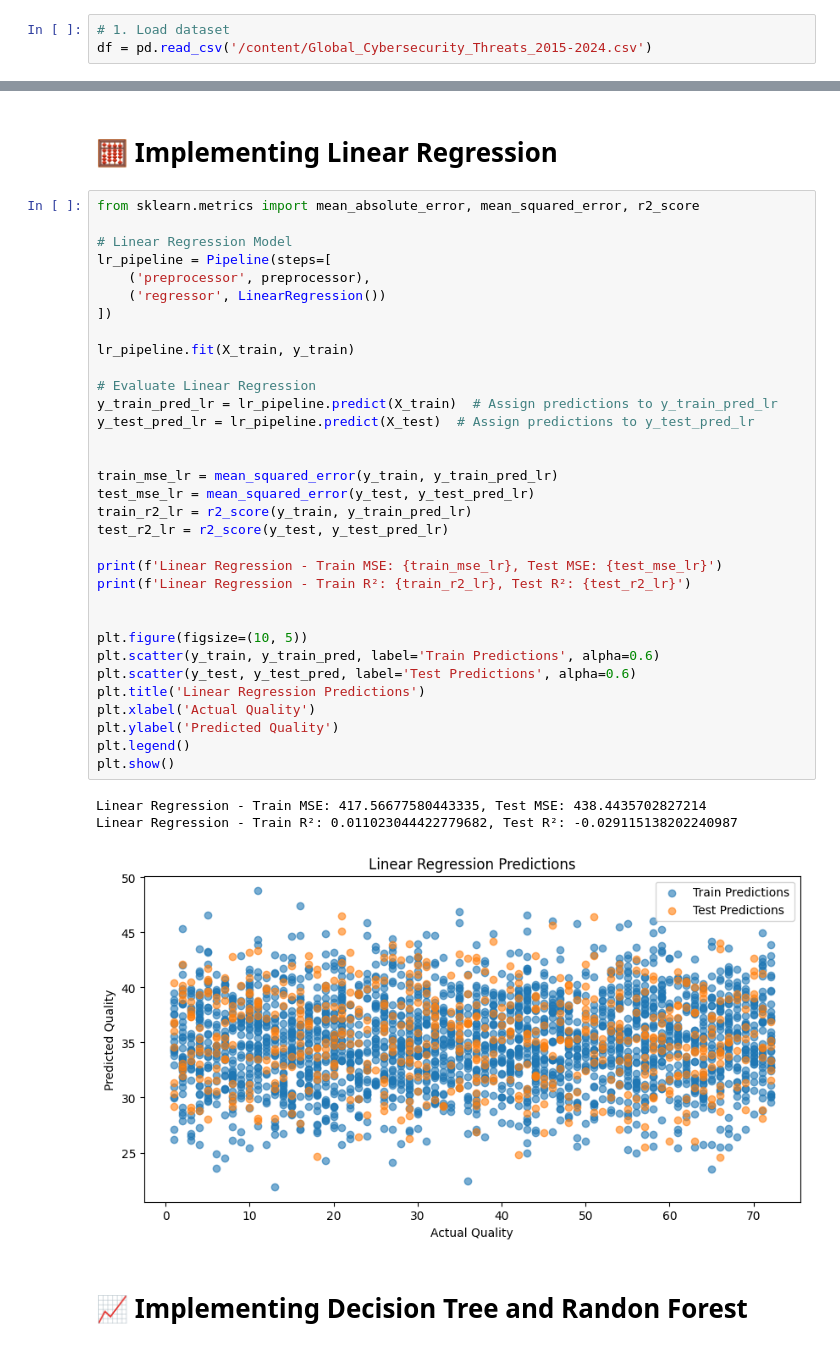
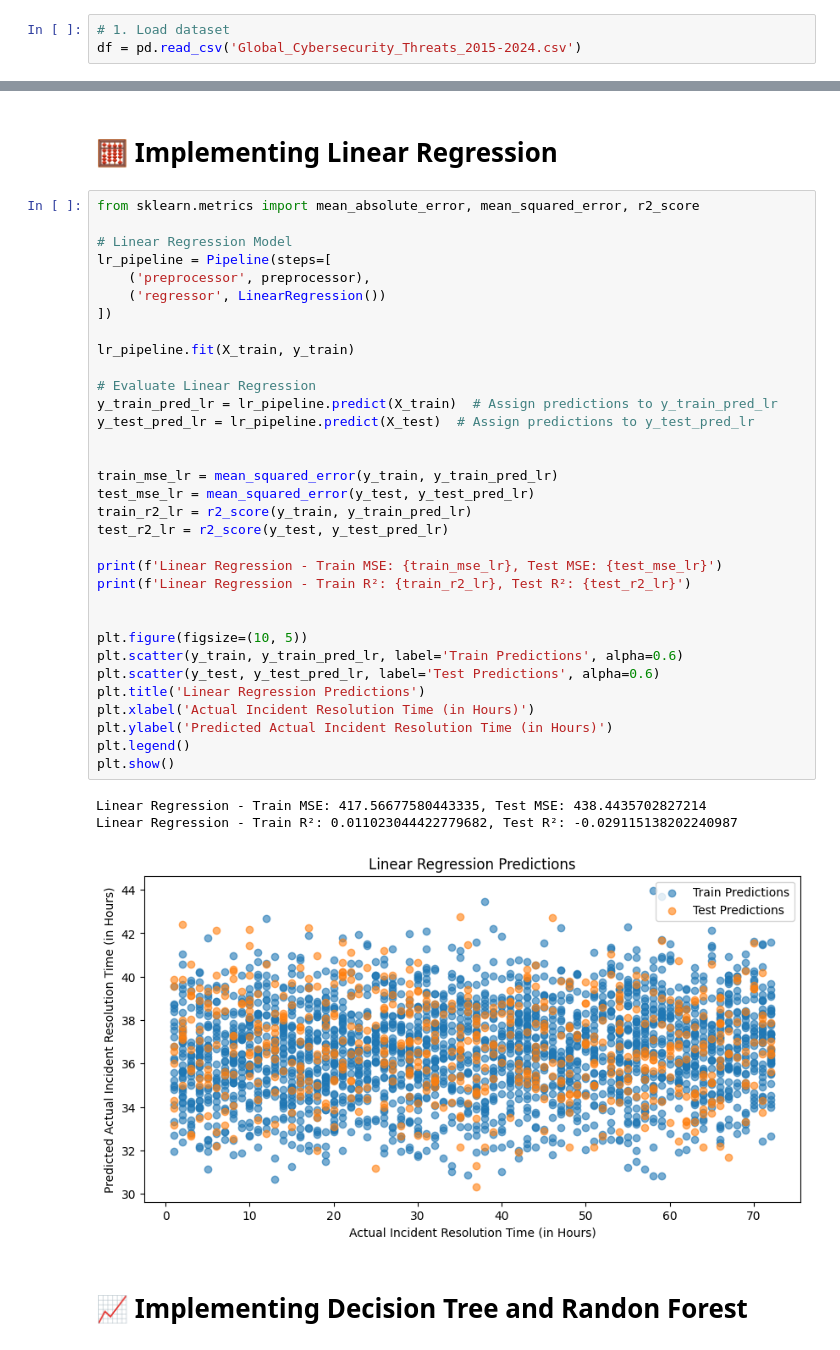
Before and after one commit to Deolinda1506/Linear_regression_model, a Jupyter notebook: summative/linear_regression/multivariate.ipynb, the cells around one changed output, grey strips where cells are left out. Cells and saved outputs as stored; diff of their text form.

```diff
--- a/summative/linear_regression/multivariate.ipynb
+++ b/summative/linear_regression/multivariate.ipynb
@@ -26,5 +26,5 @@ from sklearn.linear_model import SGDRegressor
 Let's start by loading and inspecting the dataset
 # %%
 # 1. Load dataset
-df = pd.read_csv('/content/Global_Cybersecurity_Threats_2015-2024.csv')
+df = pd.read_csv('Global_Cybersecurity_Threats_2015-2024.csv')
 # %%
@@ -238,38 +240,38 @@ from sklearn.metrics import mean_absolute_error, mean_squared_error, r2_score
 
 # Linear Regression Model
 lr_pipeline = Pipeline(steps=[
     ('preprocessor', preprocessor),
     ('regressor', LinearRegression())
 ])
 
 lr_pipeline.fit(X_train, y_train)
 
 # Evaluate Linear Regression
 y_train_pred_lr = lr_pipeline.predict(X_train)  # Assign predictions to y_train_pred_lr
 y_test_pred_lr = lr_pipeline.predict(X_test)  # Assign predictions to y_test_pred_lr
 
 
 train_mse_lr = mean_squared_error(y_train, y_train_pred_lr)
 test_mse_lr = mean_squared_error(y_test, y_test_pred_lr)
 train_r2_lr = r2_score(y_train, y_train_pred_lr)
 test_r2_lr = r2_score(y_test, y_test_pred_lr)
 
 print(f'Linear Regression - Train MSE: {train_mse_lr}, Test MSE: {test_mse_lr}')
 print(f'Linear Regression - Train R²: {train_r2_lr}, Test R²: {test_r2_lr}')
 
 
 plt.figure(figsize=(10, 5))
-plt.scatter(y_train, y_train_pred, label='Train Predictions', alpha=0.6)
-plt.scatter(y_test, y_test_pred, label='Test Predictions', alpha=0.6)
+plt.scatter(y_train, y_train_pred_lr, label='Train Predictions', alpha=0.6)
+plt.scatter(y_test, y_test_pred_lr, label='Test Predictions', alpha=0.6)
 plt.title('Linear Regression Predictions')
-plt.xlabel('Actual Quality')
-plt.ylabel('Predicted Quality')
+plt.xlabel('Actual Incident Resolution Time (in Hours)')
+plt.ylabel('Predicted Actual Incident Resolution Time (in Hours)')
 plt.legend()
 plt.show()
 # %% [output]
 Linear Regression - Train MSE: 417.56677580443335, Test MSE: 438.4435702827214
 Linear Regression - Train R²: 0.011023044422779682, Test R²: -0.029115138202240987
-[figure, old version]
+[figure, new version]
 # %% [markdown]
 # 📈 Implementing Decision Tree and Randon Forest
 # %%
```
Also changed, not shown: parts of 7 cells of this notebook.
